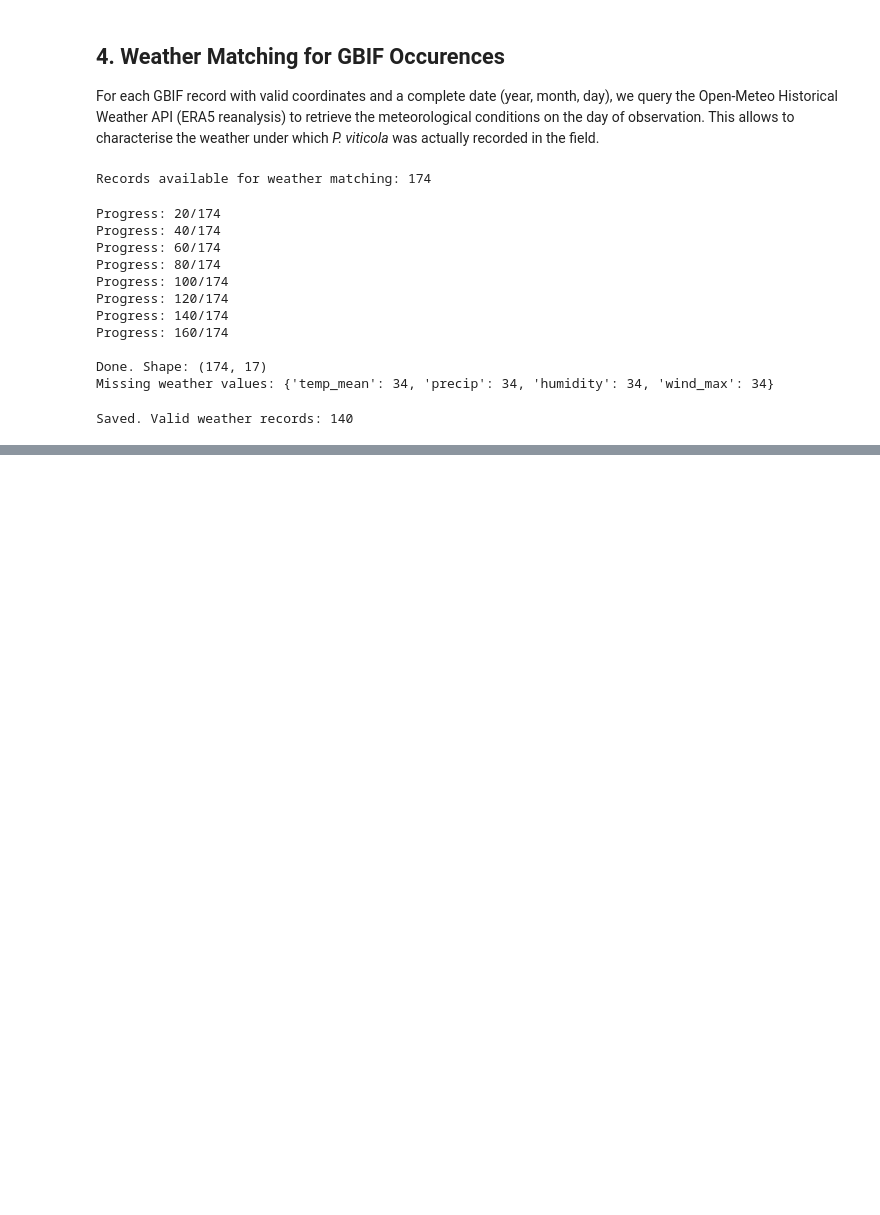
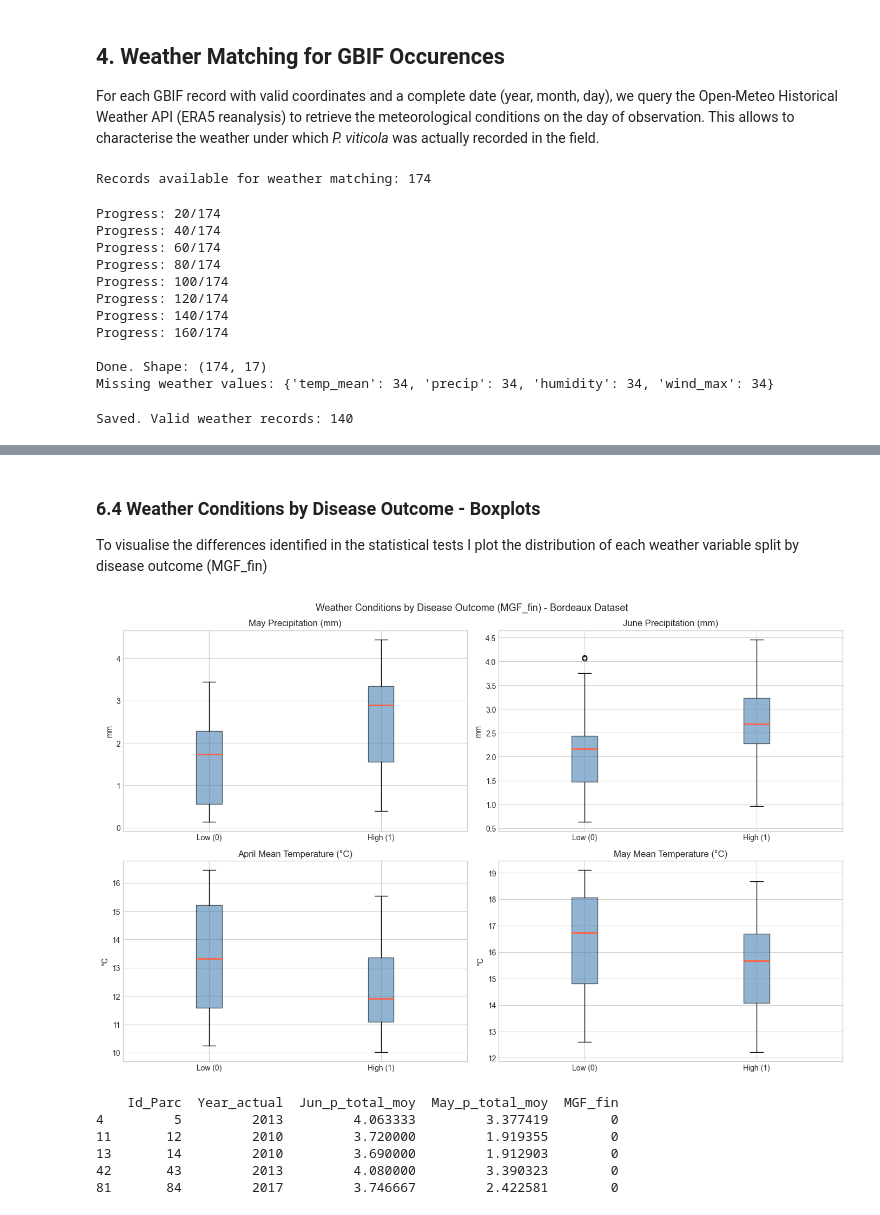
Before and after one commit to PappoIvanov/plasmopara-viticola, a Jupyter notebook: notebooks/grapevine_downy_mildew_analysis.ipynb, the cells around one changed output, grey strips where cells are left out. Saved outputs shown, nothing was run; the diff lists cells and outputs as text; code cells hidden in the pictures; blank space fills up the shorter version.

```diff
--- a/notebooks/grapevine_downy_mildew_analysis.ipynb
+++ b/notebooks/grapevine_downy_mildew_analysis.ipynb
@@ -520,0 +650,15 @@ The four weather variables were selected based on their biological relevance to
+# %%
+print(f"{'Target':<10} {'Variable':<25} {'t-test p':>10} {'MW p':>10} {'Mean (0)':>10} {'Mean (1)':>10}")
+print("-" * 80)
+
+for target in targets:
+    for var in weather_vars:
+        subset = bordeaux[[var, target]].dropna()
+        group0 = subset[subset[target] == 0][var]
+        group1 = subset[subset[target] == 1][var]
+
+        t_p = stats.ttest_ind(group0, group1, equal_var=False).pvalue
+        mw_p = stats.mannwhitneyu(group0, group1, alternative='two-sided').pvalue
+
+        print(f"{target:<10} {var:<25} {t_p:>10.4f} {mw_p:>10.4f} {group0.mean():>10.3f} {group1.mean():>10.3f}")
+    print()
@@ -520,0 +695,42 @@ The four weather variables were selected based on their biological relevance to
+# %% [markdown]
+### 6.4 Weather Conditions by Disease Outcome - Boxplots
+
+To visualise the differences identified in the statistical tests I plot the distribution of each weather variable split by disease outcome (MGF_fin)
+# %%
+fig, axes = plt.subplots(2, 2, figsize=(14, 9))
+
+var_labels = ['May Precipitation (mm)', 'June Precipitation (mm)',
+              'April Mean Temperature (°C)', 'May Mean Temperature (°C)']
+
+for ax, var, label in zip(axes.flatten(), weather_vars, var_labels):
+    subset = bordeaux[[var, 'MGF_fin']].dropna()
+
+    group0 = subset[subset['MGF_fin'] == 0][var]
+    group1 = subset[subset['MGF_fin'] == 1][var]
+
+    ax.boxplot([group0, group1], labels=['Low (0)', 'High (1)'],
+              patch_artist=True,
+              boxprops=dict(facecolor='steelblue', alpha=0.6),
+              medianprops=dict(color='tomato', linewidth=2))
+
+    ax.set_title(label)
+    ax.set_ylabel('mm' if 'Precipitation' in label else '°C')
+
+plt.suptitle('Weather Conditions by Disease Outcome (MGF_fin) - Bordeaux Dataset', fontsize=13)
+plt.tight_layout()
+plt.show()
+# %% [output]
+[figure, added]
+# %%
+outlier = bordeaux[
+    (bordeaux['MGF_fin'] == 0) &
+    (bordeaux['Jun_p_total_moy'] > 3.5)
+]
+print(outlier[['Id_Parc', 'Year_actual', 'Jun_p_total_moy', 'May_p_total_moy', 'MGF_fin']].to_string())
+# %% [output]
+    Id_Parc  Year_actual  Jun_p_total_moy  May_p_total_moy  MGF_fin
+4         5         2013         4.063333         3.377419        0
+11       12         2010         3.720000         1.919355        0
+13       14         2010         3.690000         1.912903        0
+42       43         2013         4.080000         3.390323        0
+81       84         2017         3.746667         2.422581        0
```
Also changed, not shown: parts of 14 cells of this notebook.
